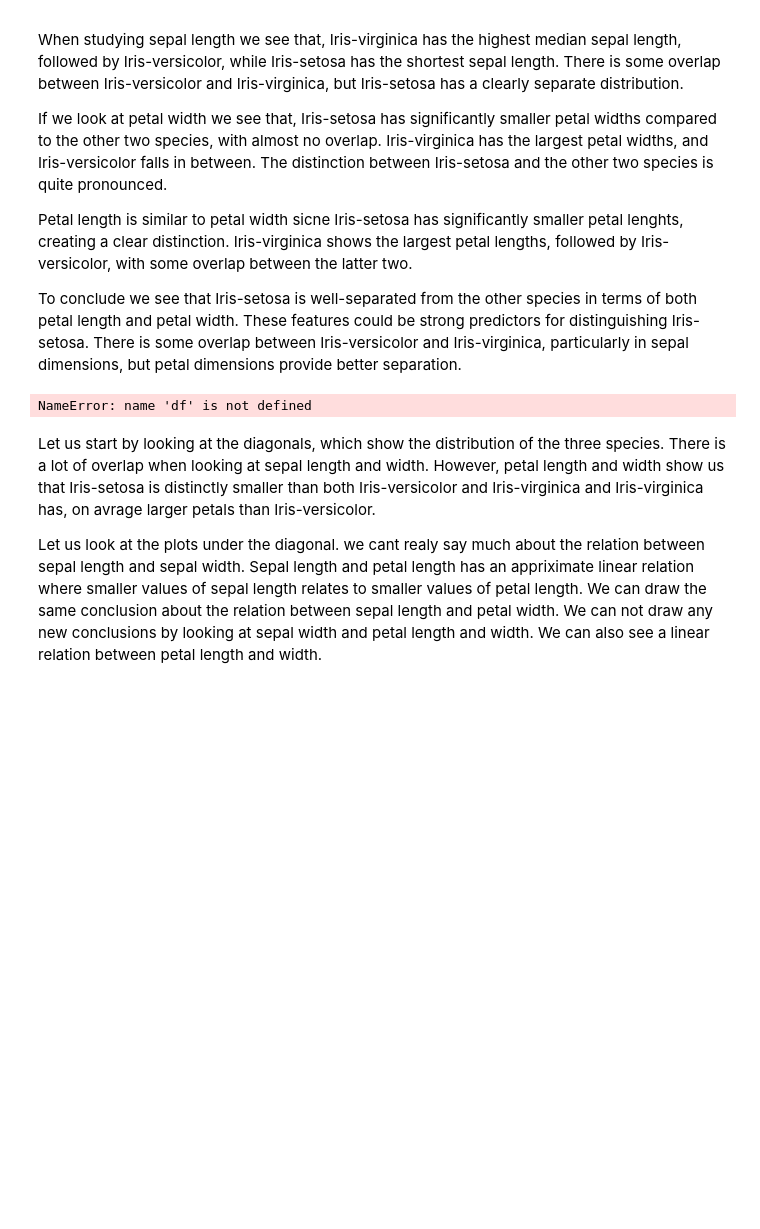
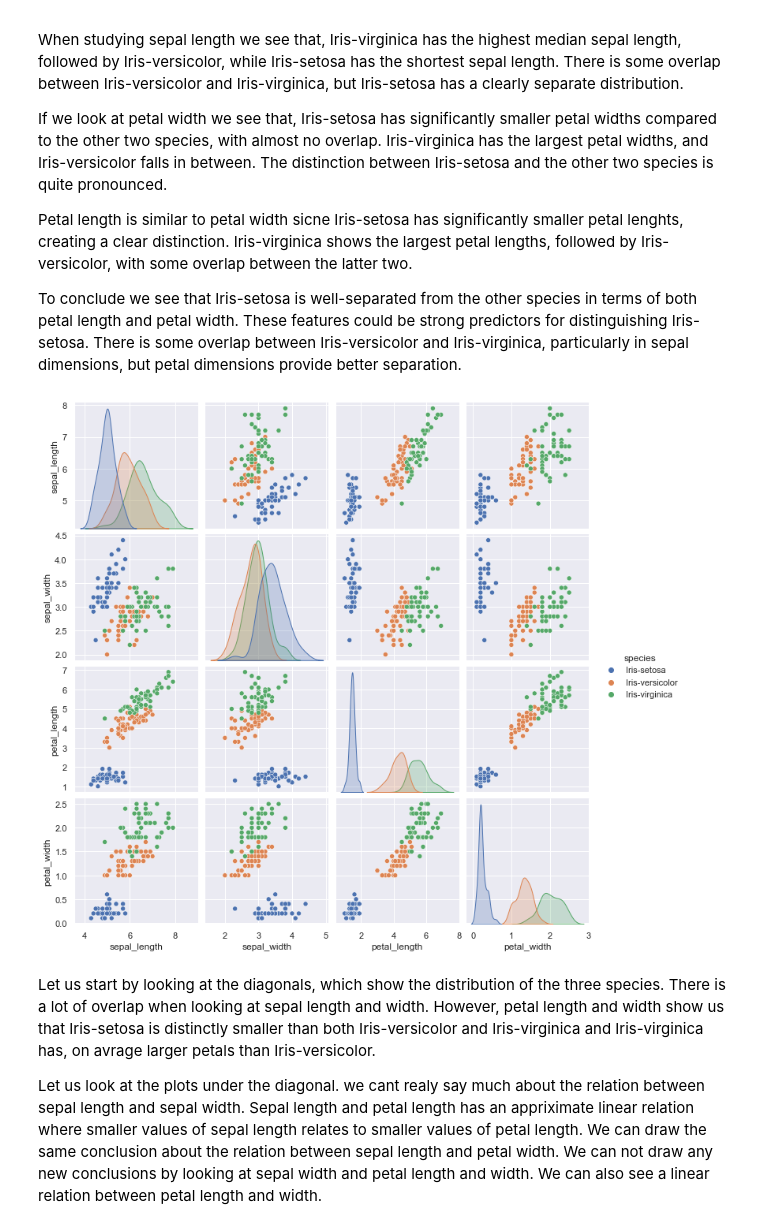
Before and after one commit to oscarsjostrand/su-mt4007, a Jupyter notebook: hw3/hw3.ipynb, the cells around one changed output. Drawn from its saved outputs; the diff is of its cells as text; code cells hidden in the pictures; blank space fills up the shorter version.

```diff
--- a/hw3/hw3.ipynb
+++ b/hw3/hw3.ipynb
@@ -62,11 +62,11 @@ Petal length is similar to petal width sicne Iris-setosa has significantly small
 
 To conclude we see that Iris-setosa is well-separated from the other species in terms of both petal length and petal width. These features could be strong predictors for distinguishing Iris-setosa. There is some overlap between Iris-versicolor and Iris-virginica, particularly in sepal dimensions, but petal dimensions provide better separation.
 # %%
-df['species'] = df['species'].astype('category')
+Iris['species'] = Iris['species'].astype('category')
 sns.pairplot(Iris, diag_kind = "kde", hue = "species")
 plt.show()
 # %% [output]
-NameError: name 'df' is not defined
+[figure, added]
 # %% [markdown]
 Let us start by looking at the diagonals, which show the distribution of the three species. There is a lot of overlap when looking at sepal length and width. However, petal length and width show us that Iris-setosa is distinctly smaller than both Iris-versicolor and Iris-virginica and Iris-virginica has, on avrage larger petals than Iris-versicolor.
 
```
Also changed, not shown: parts of 6 cells of this notebook.
